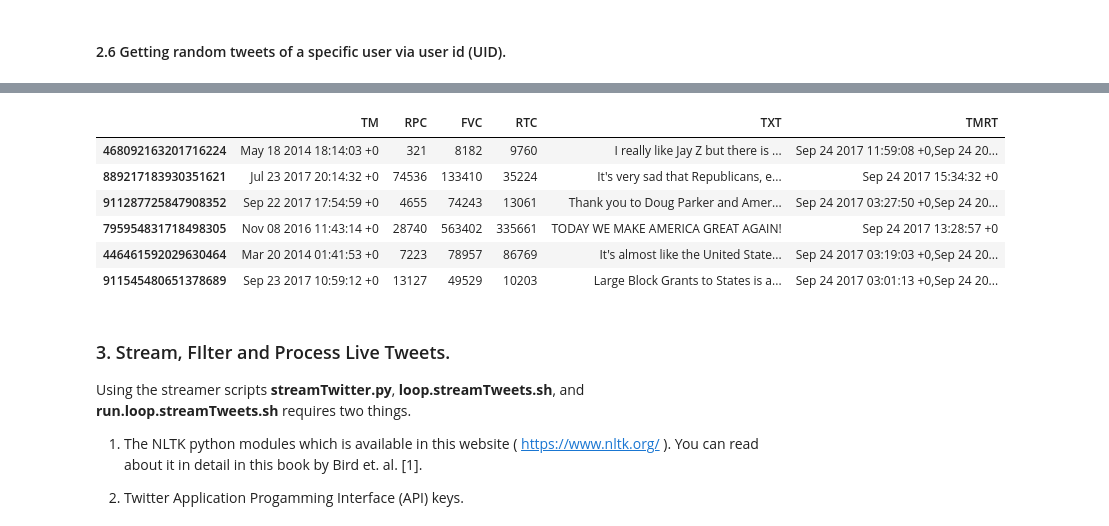
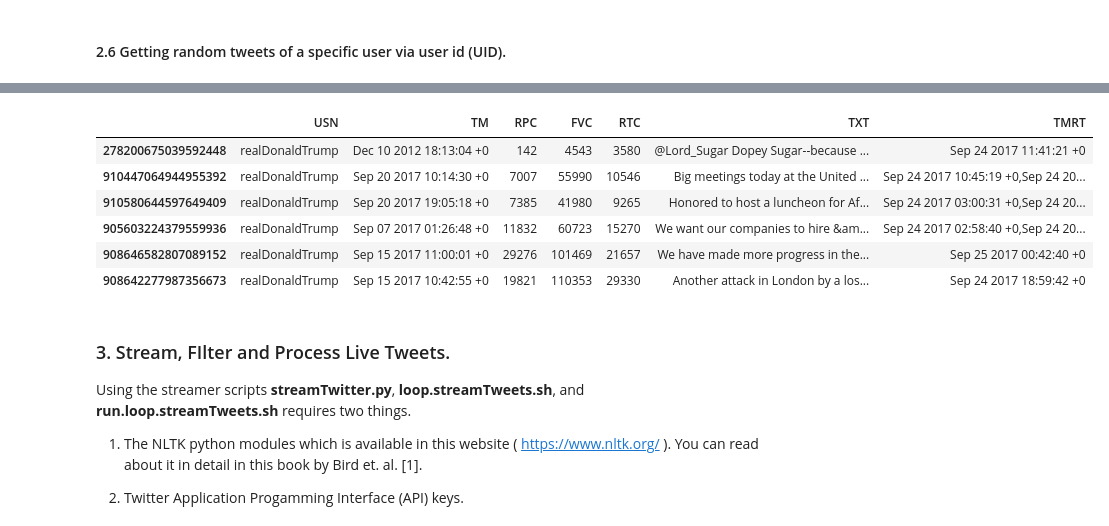
Before and after one commit to stressosaurus/raw-data-twitter-tweets-stream, a Jupyter notebook: INSTRUCTIONS.ipynb, the cells around one changed output, grey strips where cells are left out. Cells and saved outputs as stored; diff of their text form; code cells hidden in the pictures.

```diff
--- a/INSTRUCTIONS.ipynb
+++ b/INSTRUCTIONS.ipynb
@@ -242,15 +246,15 @@ T.loc[tid,['TM','RPC','FVC','RTC','TXT','TMRT']]
 # %%
 # realDonaldTrump (25073877)
 tid = np.random.choice(T.index[T['UID']=='25073877'],size=6,replace=False)
-T.loc[tid,['TM','RPC','FVC','RTC','TXT','TMRT']]
+T.loc[tid,['USN','TM','RPC','FVC','RTC','TXT','TMRT']]
 # %% [output]
-|  | TM | RPC | FVC | RTC | TXT | TMRT |
-| 468092163201716224 | May 18 2014 18:14:03 +0 | 321 | 8182 | 9760 | I really like Jay Z but there is ... | Sep 24 2017 11:59:08 +0,Sep 24 20... |
-| 889217183930351621 | Jul 23 2017 20:14:32 +0 | 74536 | 133410 | 35224 | It's very sad that Republicans, e... | Sep 24 2017 15:34:32 +0 |
-| 911287725847908352 | Sep 22 2017 17:54:59 +0 | 4655 | 74243 | 13061 | Thank you to Doug Parker and Amer... | Sep 24 2017 03:27:50 +0,Sep 24 20... |
-| 795954831718498305 | Nov 08 2016 11:43:14 +0 | 28740 | 563402 | 335661 | TODAY WE MAKE AMERICA GREAT AGAIN! | Sep 24 2017 13:28:57 +0 |
-| 446461592029630464 | Mar 20 2014 01:41:53 +0 | 7223 | 78957 | 86769 | It's almost like the United State... | Sep 24 2017 03:19:03 +0,Sep 24 20... |
-| 911545480651378689 | Sep 23 2017 10:59:12 +0 | 13127 | 49529 | 10203 | Large Block Grants to States is a... | Sep 24 2017 03:01:13 +0,Sep 24 20... |
+|  | USN | TM | RPC | FVC | RTC | TXT | TMRT |
+| 278200675039592448 | realDonaldTrump | Dec 10 2012 18:13:04 +0 | 142 | 4543 | 3580 | @Lord_Sugar Dopey Sugar--because ... | Sep 24 2017 11:41:21 +0 |
+| 910447064944955392 | realDonaldTrump | Sep 20 2017 10:14:30 +0 | 7007 | 55990 | 10546 | Big meetings today at the United ... | Sep 24 2017 10:45:19 +0,Sep 24 20... |
+| 910580644597649409 | realDonaldTrump | Sep 20 2017 19:05:18 +0 | 7385 | 41980 | 9265 | Honored to host a luncheon for Af... | Sep 24 2017 03:00:31 +0,Sep 24 20... |
+| 905603224379559936 | realDonaldTrump | Sep 07 2017 01:26:48 +0 | 11832 | 60723 | 15270 | We want our companies to hire &am... | Sep 24 2017 02:58:40 +0,Sep 24 20... |
+| 908646582807089152 | realDonaldTrump | Sep 15 2017 11:00:01 +0 | 29276 | 101469 | 21657 | We have made more progress in the... | Sep 25 2017 00:42:40 +0 |
+| 908642277987356673 | realDonaldTrump | Sep 15 2017 10:42:55 +0 | 19821 | 110353 | 29330 | Another attack in London by a los... | Sep 24 2017 18:59:42 +0 |
 # %% [markdown]
 ### 3. Stream, FIlter and Process Live Tweets.
 
```
Also changed, not shown: parts of 7 cells of this notebook, 14 other files.
